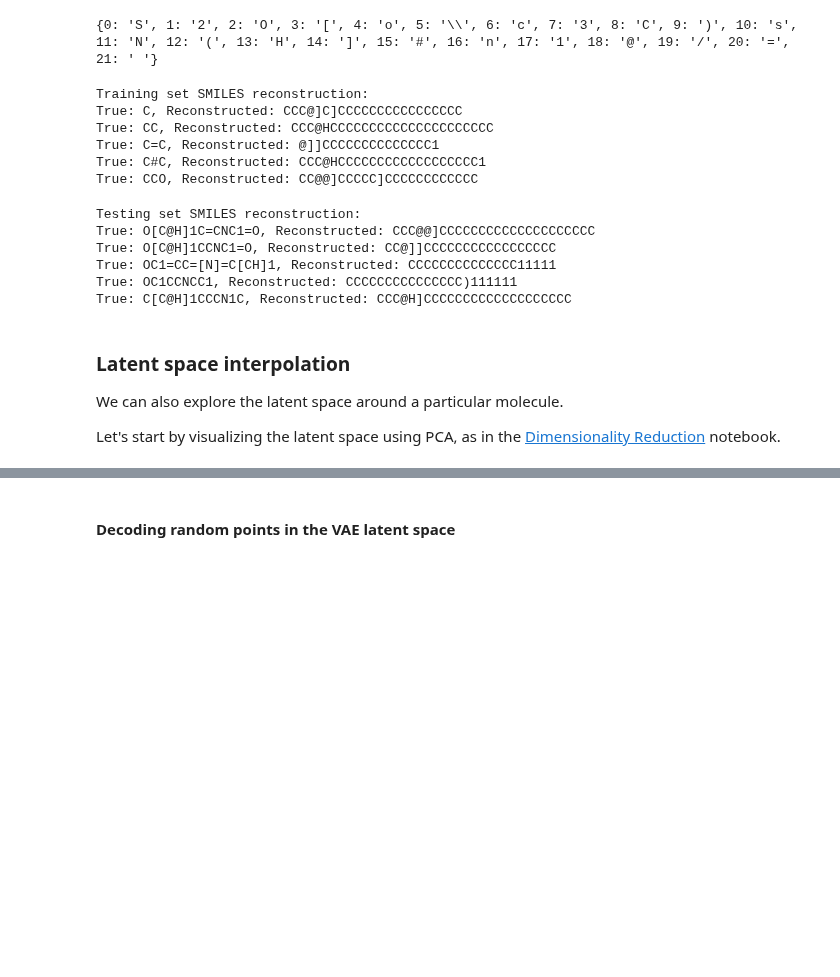
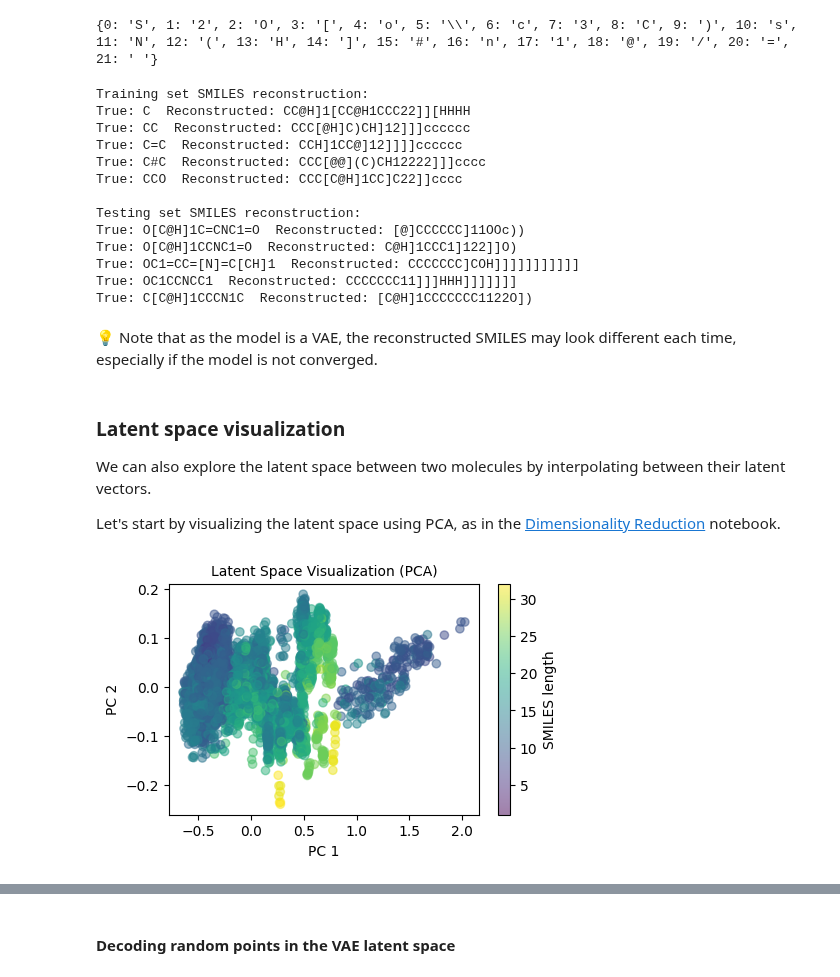
Before and after one commit to rhyan10/unsupervised-learning-molecular-systems, a Jupyter notebook: 4-Autoencoders/Variational-Autoencoder.ipynb, the cells around one changed output, grey strips where cells are left out. Saved outputs shown, nothing was run; the diff lists cells and outputs as text; code cells hidden in the pictures; blank space fills up the shorter version.

```diff
--- a/4-Autoencoders/Variational-Autoencoder.ipynb
+++ b/4-Autoencoders/Variational-Autoencoder.ipynb
@@ -253,7 +241,7 @@ To see what the SMILES look like, we will define a function for 'decoding' the V
 # Define a function to convert VAE output embeddings 'back' to SMILES strings
 def emb_to_smiles(embedding, indices_char):
     smiles = []
-    for one_hot in tqdm(embedding):
+    for one_hot in embedding:
         smiles_chars = []
         for vector in one_hot:
             if int(torch.sum(vector)) == 0:
@@ -281,50 +269,57 @@ with torch.no_grad():
 decoded_train_smiles = emb_to_smiles(train_embeddings, indices_char)
 print('Training set SMILES reconstruction:')
 for i, smiles in enumerate(decoded_train_smiles):
-	print(f'True: {smiles_train[i][:-1]}, Reconstructed: {smiles}')
+	print(f'True: {smiles_train[i]}  Reconstructed: {smiles}')
 
 print(' ')
 
 decoded_test_smiles = emb_to_smiles(test_embeddings, indices_char)
 print('Testing set SMILES reconstruction:')
 for i, smiles in enumerate(decoded_test_smiles):
-	print(f'True: {smiles_test[i][:-1]}, Reconstructed: {smiles}')
+	print(f'True: {smiles_test[i]}  Reconstructed: {smiles}')
 # %% [output]
 Training set SMILES reconstruction:
-True: C, Reconstructed: CCC@]C]CCCCCCCCCCCCCCCC
-True: CC, Reconstructed: CCC@HCCCCCCCCCCCCCCCCCCCCC
-True: C=C, Reconstructed: @]]CCCCCCCCCCCCCC1
-True: C#C, Reconstructed: CCC@HCCCCCCCCCCCCCCCCCC1
-True: CCO, Reconstructed: CC@@]CCCCC]CCCCCCCCCCCC
+True: C  Reconstructed: CC@H]1[CC@H1CCC22]][HHHH
+True: CC  Reconstructed: CCC[@H]C)CH]12]]]cccccc
+True: C=C  Reconstructed: CCH]1CC@]12]]]]cccccc
+True: C#C  Reconstructed: CCC[@@](C)CH12222]]]cccc
+True: CCO  Reconstructed: CCC[C@H]1CC]C22]]cccc
+
+Testing set SMILES reconstruction:
+True: O[C@H]1C=CNC1=O  Reconstructed: [@]CCCCCC]11OOc))
+True: O[C@H]1CCNC1=O  Reconstructed: C@H]1CCC1]122]]O)
+True: OC1=CC=[N]=C[CH]1  Reconstructed: CCCCCCC]COH]]]]]]]]]]]
+True: OC1CCNCC1  Reconstructed: CCCCCCC11]]]HHH]]]]]]]
+True: C[C@H]1CCCN1C  Reconstructed: [C@H]1CCCCCCC1122O])
-Testing set SMILES reconstruction:
-True: O[C@H]1C=CNC1=O, Reconstructed: CCC@@]CCCCCCCCCCCCCCCCCCCC
-True: O[C@H]1CCNC1=O, Reconstructed: CC@]]CCCCCCCCCCCCCCCCC
-True: OC1=CC=[N]=C[CH]1, Reconstructed: CCCCCCCCCCCCCC11111
-True: OC1CCNCC1, Reconstructed: CCCCCCCCCCCCCCC)111111
-True: C[C@H]1CCCN1C, Reconstructed: CCC@H]CCCCCCCCCCCCCCCCCCC
+# %% [markdown]
+💡 Note that as the model is a VAE, the reconstructed SMILES may look different each time, especially if the model is not converged.
 # %% [markdown]
-### Latent space interpolation
-We can also explore the latent space around a particular molecule.
+### Latent space visualization
+We can also explore the latent space between two molecules by interpolating between their latent vectors.
 
 Let's start by visualizing the latent space using PCA, as in the [Dimensionality Reduction](../2-Dimensionality-Reduction/Dimensionality-Reduction.ipynb) notebook.
 # %%
 import matplotlib.pyplot as plt
 from sklearn.decomposition import PCA
 
-_, latent_space, _ = model(data_train[:][0])
+_, z_mean, z_logvar = model(data_train[:][0])
+
+latent_space = z_mean.detach().numpy()
 
 # Apply PCA for visualization
 pca = PCA(n_components=2)
 pca_result = pca.fit_transform(latent_space)
 
 # Plot the latent space and color points according to SMILES length
 plt.figure(figsize=(5,3))
 
 plt.scatter(pca_result[:, 0], pca_result[:, 1], alpha=0.5, c=[len(smiles) for smiles in smiles_train])
 plt.colorbar(label='SMILES length')
 plt.title('Latent Space Visualization (PCA)', size=10)
 plt.xlabel('PC 1', size=10)
 plt.ylabel('PC 2', size=10)
 
 plt.show()
+# %% [output]
+[figure, added]
 # %% [markdown]
```
Also changed, not shown: parts of 18 cells of this notebook, 1 other file.
